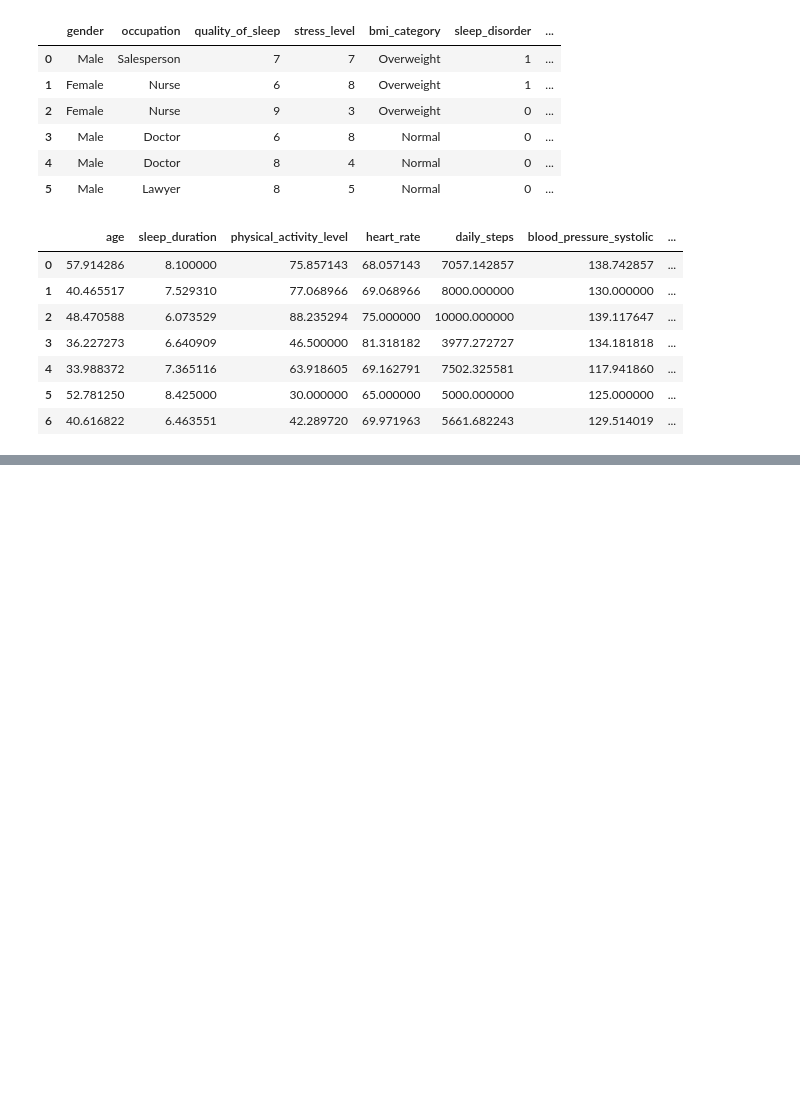
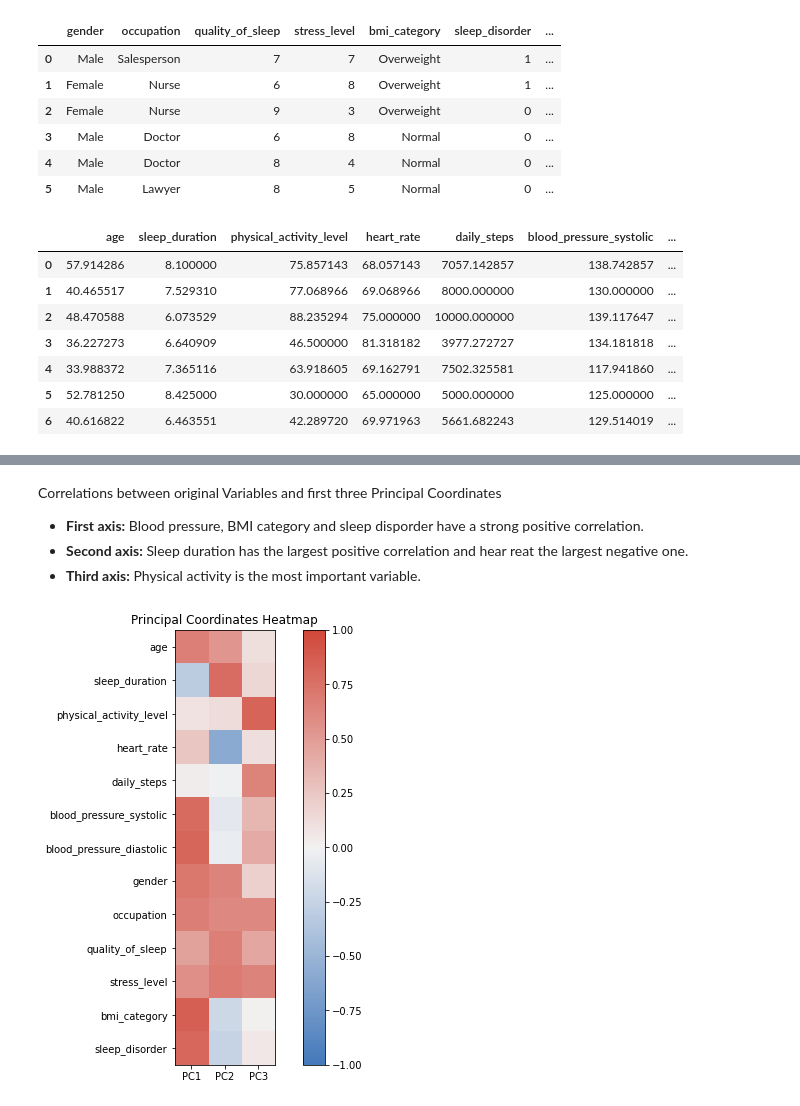
Before and after one commit to schmeti/u3cm_multivariate_analysis_project, a Jupyter notebook: k-means.ipynb, the cells around one changed output, grey strips where cells are left out. Saved outputs shown, nothing was run; the diff lists cells and outputs as text; code cells hidden in the pictures; blank space fills up the shorter version.

```diff
--- a/k-means.ipynb
+++ b/k-means.ipynb
@@ -564,0 +754,78 @@ m_distance_gowers = gower.gower_matrix(data_mds)
+# %% [markdown]
+Correlations between original Variables and first three Principal Coordinates
+
+- __First axis:__ Blood pressure, BMI category and sleep disporder have a strong positive correlation.
+- __Second axis:__ Sleep duration has the largest positive correlation and hear reat the largest negative one.
+- __Third axis:__ Physical activity is the most important variable.
+# %%
+from scipy.stats import pearsonr, spearmanr
+from scipy.stats import chi2_contingency
+
+# Cramers V
+def cramer_v(u, X):
+    n = len(u)
+    percentiles = np.percentile(X, [0, 25, 50, 75, 100])
+    Xcat = np.ones(n)
+    Xcat[(X > percentiles[1]) & (X <= percentiles[2])] = 2
+    Xcat[(X > percentiles[2]) & (X <= percentiles[3])] = 3
+    Xcat[X > percentiles[3]] = 4
+
+    # contingency table
+    cont_table = pd.crosstab(u, Xcat)
+    chi2, p, dof, expected = chi2_contingency(cont_table)
+
+    k = len(np.unique(u))
+    r = len(np.unique(Xcat))
+
+    V = np.sqrt(chi2 / (n * min(k - 1, r - 1)))
+    return V
+
+# Main correlation function
+def correlaciones2(X, Y, pcuant, pnominal):
+    collumns = X.columns
+
+    X = X.to_numpy()
+    p = X.shape[1]
+    pordinal = p - pcuant - pnominal
+    corr_table = np.zeros((p, 3))
+
+    # quantitative variables
+    for i in range(pcuant):
+        corr_table[i, :] = [pearsonr(Y[:, 0], X[:, i])[0], pearsonr(Y[:, 1], X[:, i])[0], pearsonr(Y[:, 2], X[:, i])[0]]
+
+    # nominal variables
+    for i in range(pcuant, pcuant + pnominal):
+        corr_table[i, :] = [cramer_v(X[:, i], Y[:, 0]), cramer_v(X[:, i], Y[:, 1]), cramer_v(X[:, i], Y[:, 2])]
+
+    # ordinal variables
+    for i in range(pcuant + pnominal, p):
+        corr_table[i, :] = [spearmanr(Y[:, 0], X[:, i])[0], spearmanr(Y[:, 1], X[:, i])[0], spearmanr(Y[:, 2], X[:, i])[0]]
+
+    # Plot
+    L1 = ['PC1', 'PC2', 'PC3']
+    fig, ax = plt.subplots(figsize=(10, 8))
+    cmap = sns.diverging_palette(250, 15, as_cmap=True)
+    cax = ax.imshow(corr_table, cmap=cmap, vmin=-1, vmax=1)
+
+    ax.set_xticks(np.arange(3))
+    ax.set_xticklabels(L1)
+
+    ax.set_yticks(np.arange(p))  # Set numeric tick positions
+    ax.set_yticklabels(collumns)  # Use the actual column names as labels
+
+    ax.set_title('Principal Coordinates Heatmap', fontsize=12)
+    fig.colorbar(cax, ax=ax)
+
+    plt.show()
+
+    return corr_table
+
+
+
+# excecute
+corr_table = correlaciones2(X = data_mds[numeric_variables + categorical_variables],#.to_numpy(),
+               Y = Y[:,0:3],
+               pcuant = 7,
+               pnominal = 4)
+# %% [output]
+[figure, added]
```
Also changed, not shown: parts of 26 cells of this notebook, 1 other file.
